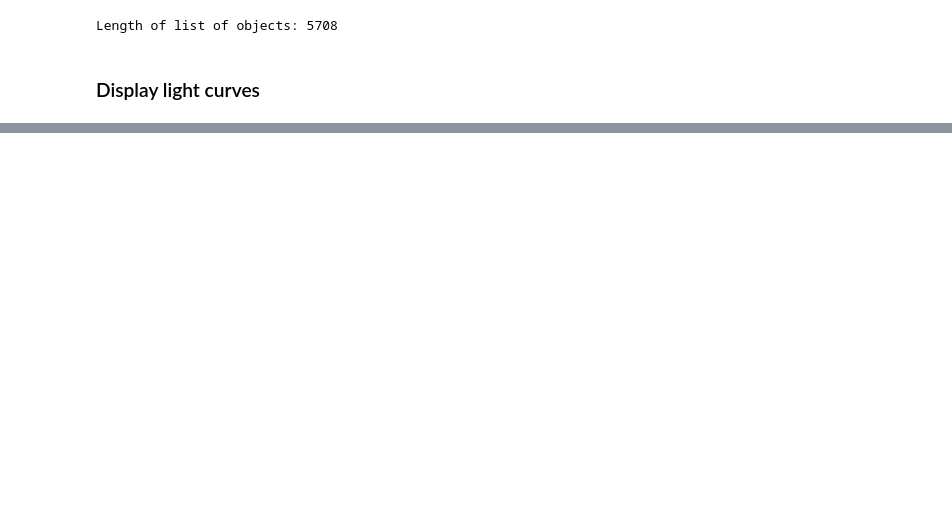
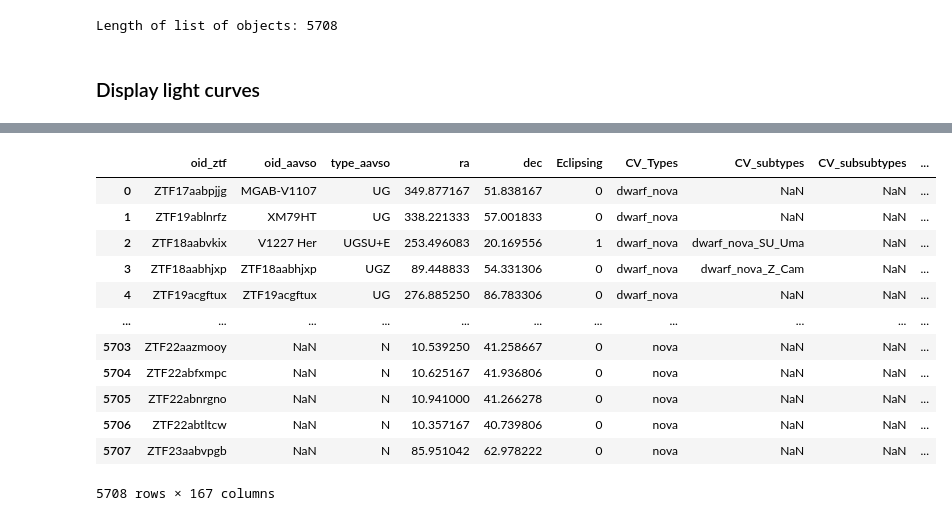
Before and after one commit to dharmesh1007/ZTF_code, a Jupyter notebook: source/3_feature_testing.ipynb, the cells around one changed output, grey strips where cells are left out. Drawn from its saved outputs; the diff is of its cells as text; code cells hidden in the pictures; blank space fills up the shorter version.

```diff
--- a/source/3_feature_testing.ipynb
+++ b/source/3_feature_testing.ipynb
@@ -146,3 +162,0 @@ ZTF18aasncio UGSS
-# %%
-pd.options.display.max_columns=None
-feature_df
@@ -171,0 +163,4 @@ import numpy as np
+# %%
+from metadatafeatures import gaiadr3append
+
+gaia_df = gaiadr3append(dataset,'oid_ztf')
@@ -171,0 +202,34 @@ import numpy as np
+# %%
+# Make some more columns from gaia data
+from metadatafeatures import distance, absmag
+
+# Add distance column
+gaia_df['distance'] = distance(gaia_df['parallax'])
+# Add absolute g magnitude column
+gaia_df['absmag'] = absmag(gaia_df['phot_g_mean_mag'], gaia_df['distance'])
+# Add absolute bp magnitude column
+gaia_df['absmag_bp'] = absmag(gaia_df['phot_bp_mean_mag'], gaia_df['distance'])
+# Add absolute rp magnitude column
+gaia_df['absmag_rp'] = absmag(gaia_df['phot_rp_mean_mag'], gaia_df['distance'])
+
+# Save dataframe
+gaia_df.to_csv(f'../processed_data/gaia_df_test.csv', index=False)
+
+# Load dataframe
+gaia_df = pd.read_csv(f'../processed_data/gaia_df_test.csv')
+
+gaia_df
+# %% [output]
+|  | oid_ztf | oid_aavso | type_aavso | ra | dec | Eclipsing | CV_Types | CV_subtypes | CV_subsubtypes | ... |
+| 0 | ZTF17aabpjjg | MGAB-V1107 | UG | 349.877167 | 51.838167 | 0 | dwarf_nova | NaN | NaN | ... |
+| 1 | ZTF19ablnrfz | XM79HT | UG | 338.221333 | 57.001833 | 0 | dwarf_nova | NaN | NaN | ... |
+| 2 | ZTF18aabvkix | V1227 Her | UGSU+E | 253.496083 | 20.169556 | 1 | dwarf_nova | dwarf_nova_SU_Uma | NaN | ... |
+| 3 | ZTF18aabhjxp | ZTF18aabhjxp | UGZ | 89.448833 | 54.331306 | 0 | dwarf_nova | dwarf_nova_Z_Cam | NaN | ... |
+| 4 | ZTF19acgftux | ZTF19acgftux | UG | 276.885250 | 86.783306 | 0 | dwarf_nova | NaN | NaN | ... |
+| ... | ... | ... | ... | ... | ... | ... | ... | ... | ... | ... |
+| 5703 | ZTF22aazmooy | NaN | N | 10.539250 | 41.258667 | 0 | nova | NaN | NaN | ... |
+| 5704 | ZTF22abfxmpc | NaN | N | 10.625167 | 41.936806 | 0 | nova | NaN | NaN | ... |
+| 5705 | ZTF22abnrgno | NaN | N | 10.941000 | 41.266278 | 0 | nova | NaN | NaN | ... |
+| 5706 | ZTF22abtltcw | NaN | N | 10.357167 | 40.739806 | 0 | nova | NaN | NaN | ... |
+| 5707 | ZTF23aabvpgb | NaN | N | 85.951042 | 62.978222 | 0 | nova | NaN | NaN | ... |
+5708 rows × 167 columns
```
Also changed, not shown: parts of 19 cells of this notebook, 7 other files.
